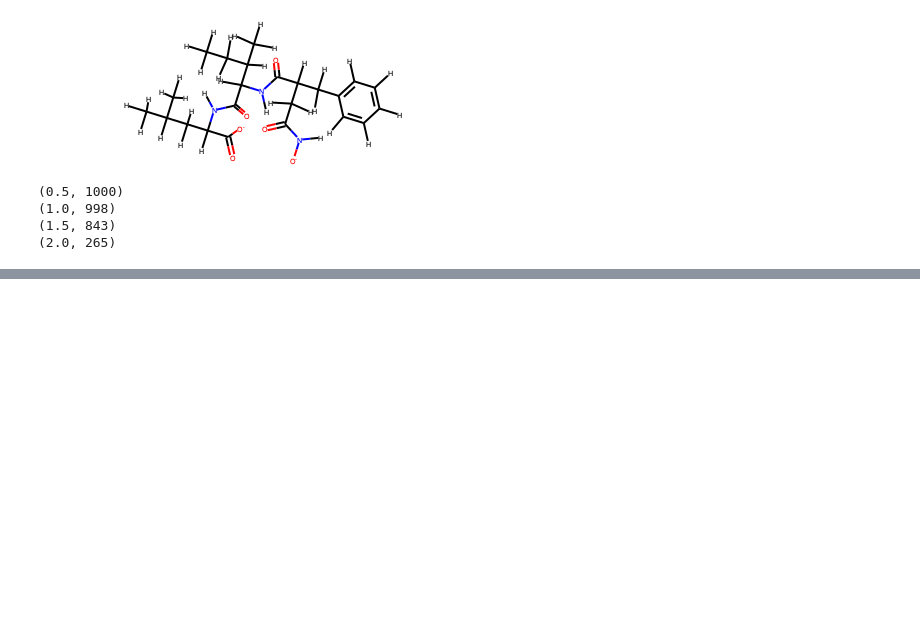
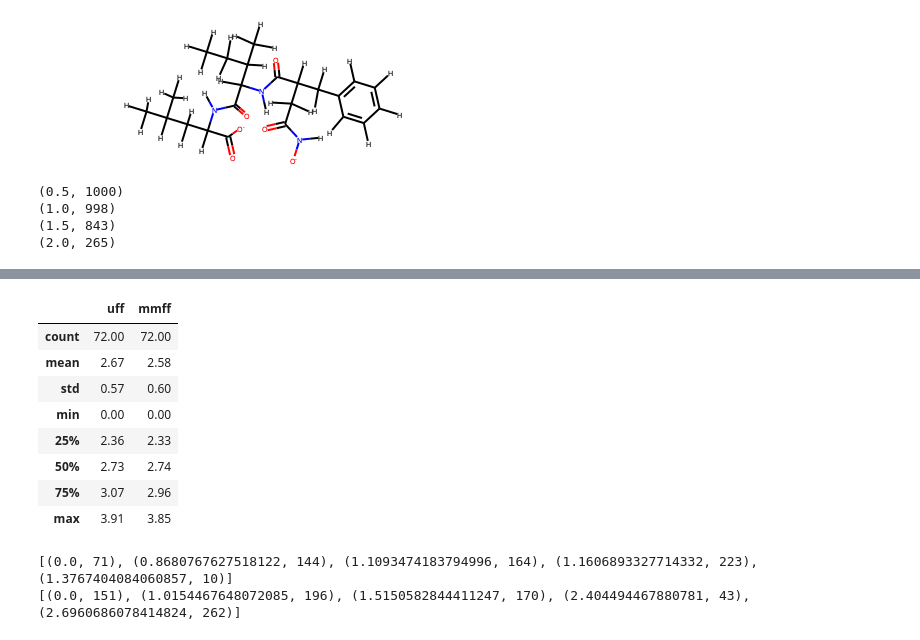
Before and after one commit to YoheiKoga/rdkittraining, a Jupyter notebook: 04_create-conformer.ipynb, the cells around one changed output, grey strips where cells are left out. Saved outputs shown, nothing was run; the diff lists cells and outputs as text; code cells hidden in the pictures; blank space fills up the shorter version.

```diff
--- a/04_create-conformer.ipynb
+++ b/04_create-conformer.ipynb
@@ -43,5 +41,13 @@ for i in num_of_confs:
 (1.0, 998)
 (1.5, 843)
 (2.0, 265)
-# %%
-def mm_opt(mol, ff)
+# %%
+mol = mols[0]
+sm_test = Chem.MolToSmiles(mol)
+m_test = Chem.MolFromSmiles(sm_test)
+m_h_test = Chem.AddHs(m_test)
+cids_test = AllChem.EmbedMultipleConfs(m_h_test, numConfs=100, randomSeed=1234, pruneRmsThresh=2, numThreads=0)
+
+
+rmsd_test = []
+m_test = Chem.RemoveHs(m_h_test)
@@ -47,0 +74,5 @@ def mm_opt(mol, ff)
+# %%
+for cid in cids_test:
+    rmsd_test.append(AllChem.GetConformerRMS(m_test, 0, cid))
+
+rmsd_test
@@ -47,0 +97,31 @@ def mm_opt(mol, ff)
+# %%
+def mm_opt(mol, ff):
+    sm = Chem.MolToSmiles(mol)
+    m = Chem.MolFromSmiles(sm)
+    m_h = Chem.AddHs(m)
+    cids = AllChem.EmbedMultipleConfs(m_h, numConfs=100, randomSeed=1234, pruneRmsThresh=2, numThreads=0)
+
+    if ff == 'uff':
+        AllChem.UFFOptimizeMoleculeConfs(m_h, numThreads=0)
+    if ff == 'mmff':
+        AllChem.MMFFOptimizeMoleculeConfs(m_h, numThreads=0)
+    rmsd = []
+    m = Chem.RemoveHs(m_h)
+    for cid in cids:
+        rmsd.append(AllChem.GetConformerRMS(m, 0, cid))
+    return rmsd
+
+uff_rmsd = mm_opt(mol, 'uff')
+mmff_rmsd = mm_opt(mol, 'mmff')
+df = pd.DataFrame({'uff': uff_rmsd, 'mmff': mmff_rmsd})
+df.describe().round(2)
+# %% [output]
+|  | uff | mmff |
+| count | 72.00 | 72.00 |
+| mean | 2.67 | 2.58 |
+| std | 0.57 | 0.60 |
+| min | 0.00 | 0.00 |
+| 25% | 2.36 | 2.33 |
+| 50% | 2.73 | 2.74 |
+| 75% | 3.07 | 2.96 |
+| max | 3.91 | 3.85 |
@@ -47,0 +156,6 @@ def mm_opt(mol, ff)
+# %%
+print(uff_e[0:5])
+print(mmff_e[0:5])
+# %% [output]
+[(0.0, 71), (0.8680767627518122, 144), (1.1093474183794996, 164), (1.1606893327714332, 223), (1.3767404084060857, 10)]
+[(0.0, 151), (1.0154467648072085, 196), (1.5150582844411247, 170), (2.404494467880781, 43), (2.6960686078414824, 262)]
```
Also changed, not shown: parts of 6 cells of this notebook.
